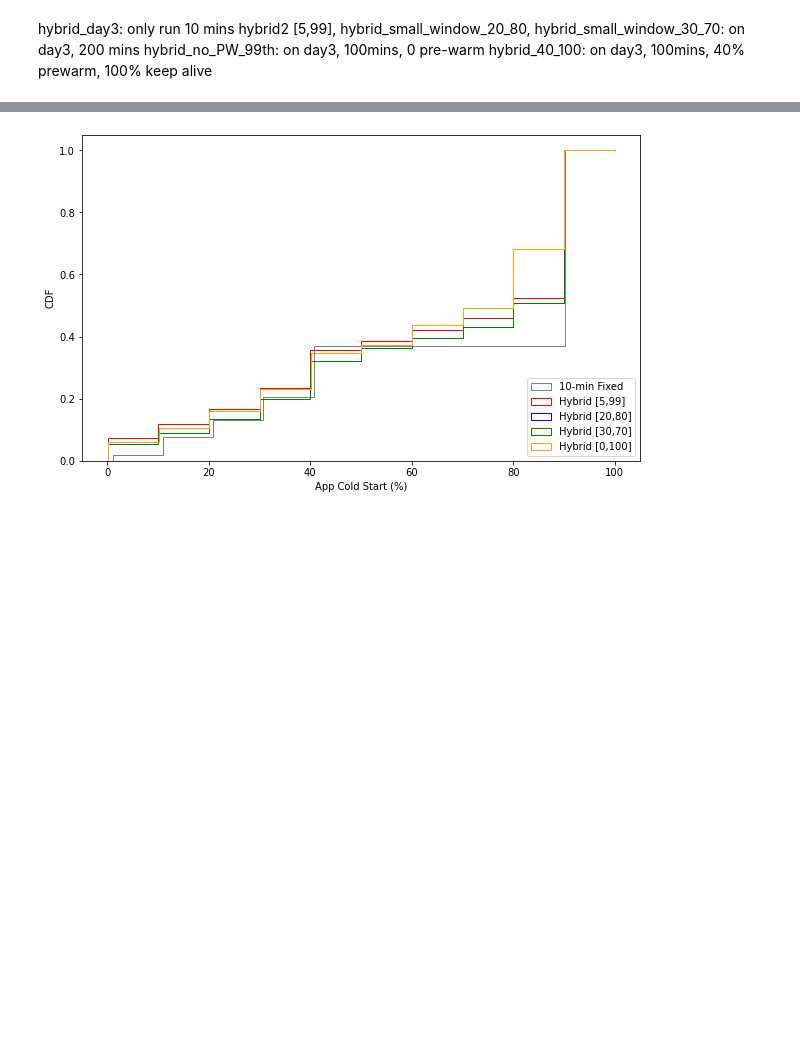
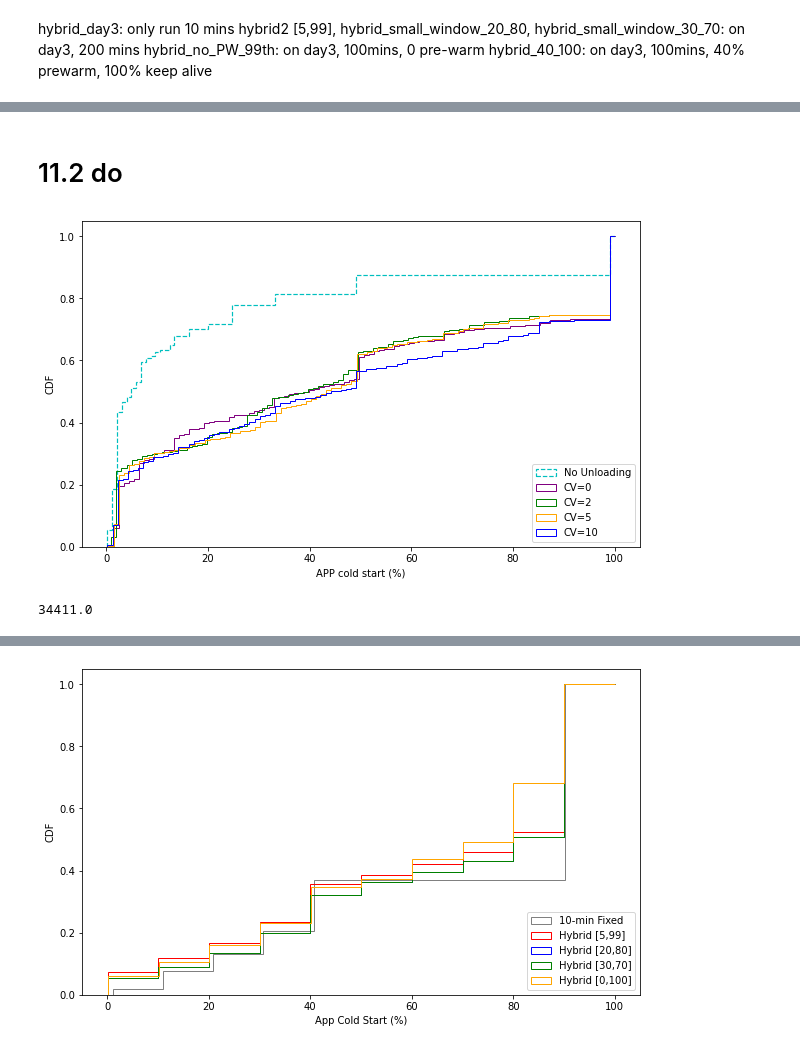
Before and after one commit to andreaskuster/reproducing-serverless-in-the-wild, a Jupyter notebook: model/draw_plt.ipynb, the cells around one changed output, grey strips where cells are left out. Drawn from its saved outputs; the diff is of its cells as text; code cells hidden in the pictures; blank space fills up the shorter version.

```diff
--- a/model/draw_plt.ipynb
+++ b/model/draw_plt.ipynb
@@ -49,0 +65,38 @@ plt.hist(waste_hybrid_test, cumulative=True, histtype='step', density=True, colo
+# %% [markdown]
+# 11.2 do
+# %%
+hybrid_5_99_CV0 = np.load('../result/debug/hybrid_5_99_CV0_KA5.npz')
+hybrid_5_99_CV2 = np.load('../result/debug/hybrid_5_99_CV2_KA5.npz')
+hybrid_5_99_CV5 = np.load('../result/debug/hybrid_5_99_CV5_KA5.npz')
+hybrid_5_99_CV10 = np.load('../result/debug/hybrid_5_99_CV10_KA5.npz')
+
+cold_hybrid_5_99_CV0 = hybrid_5_99_CV0["cold_start"]
+cold_hybrid_5_99_CV2 = hybrid_5_99_CV2["cold_start"]
+cold_hybrid_5_99_CV5 = hybrid_5_99_CV5["cold_start"]
+cold_hybrid_5_99_CV10 = hybrid_5_99_CV10["cold_start"]
+
+plt.figure(figsize=(10,6))
+
+_, _, patches0=plt.hist(cold_unloading, cumulative=True, histtype='step', density=True, color='c',bins=106,linestyle='dashed',linewidth=1.2)
+
+_, _, patches1=plt.hist(cold_hybrid_5_99_CV0, cumulative=True, histtype='step', density=True, color='purple',bins=100)
+_, _, patches2=plt.hist(cold_hybrid_5_99_CV2, cumulative=True, histtype='step', density=True, color='green',bins=100)
+_, _, patches3=plt.hist(cold_hybrid_5_99_CV5, cumulative=True, histtype='step', density=True, color='orange',bins=100)
+_, _, patches4=plt.hist(cold_hybrid_5_99_CV10, cumulative=True, histtype='step', density=True, color='b',bins=100)
+
+patches0[0].set_xy(patches0[0].get_xy()[:-1])
+patches1[0].set_xy(patches1[0].get_xy()[:-1])
+patches2[0].set_xy(patches2[0].get_xy()[:-1])
+patches3[0].set_xy(patches3[0].get_xy()[:-1])
+patches4[0].set_xy(patches4[0].get_xy()[:-1])
+
+plt.xlabel("APP cold start (%)")
+plt.ylabel("CDF")
+plt.legend(["No Unloading","CV=0","CV=2","CV=5","CV=10"],loc=4)
+plt.savefig('../doc/fig18_app_cold_start_CV_KA5.pdf')
+# %% [output]
+[figure, added]
+# %%
+hybrid_5_99_CV10["waste_memory_time"].sum()
+# %% [output]
+34411.0
```
Also changed, not shown: parts of 15 cells of this notebook, 16 other files.
